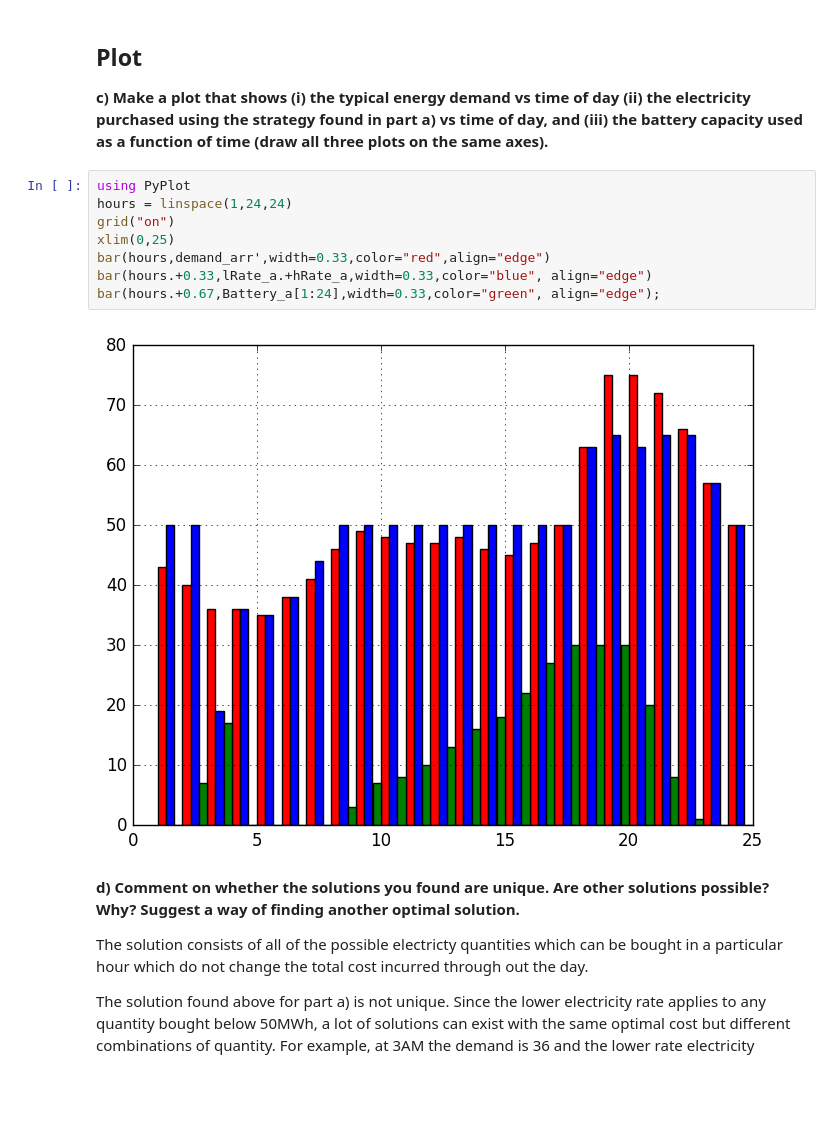
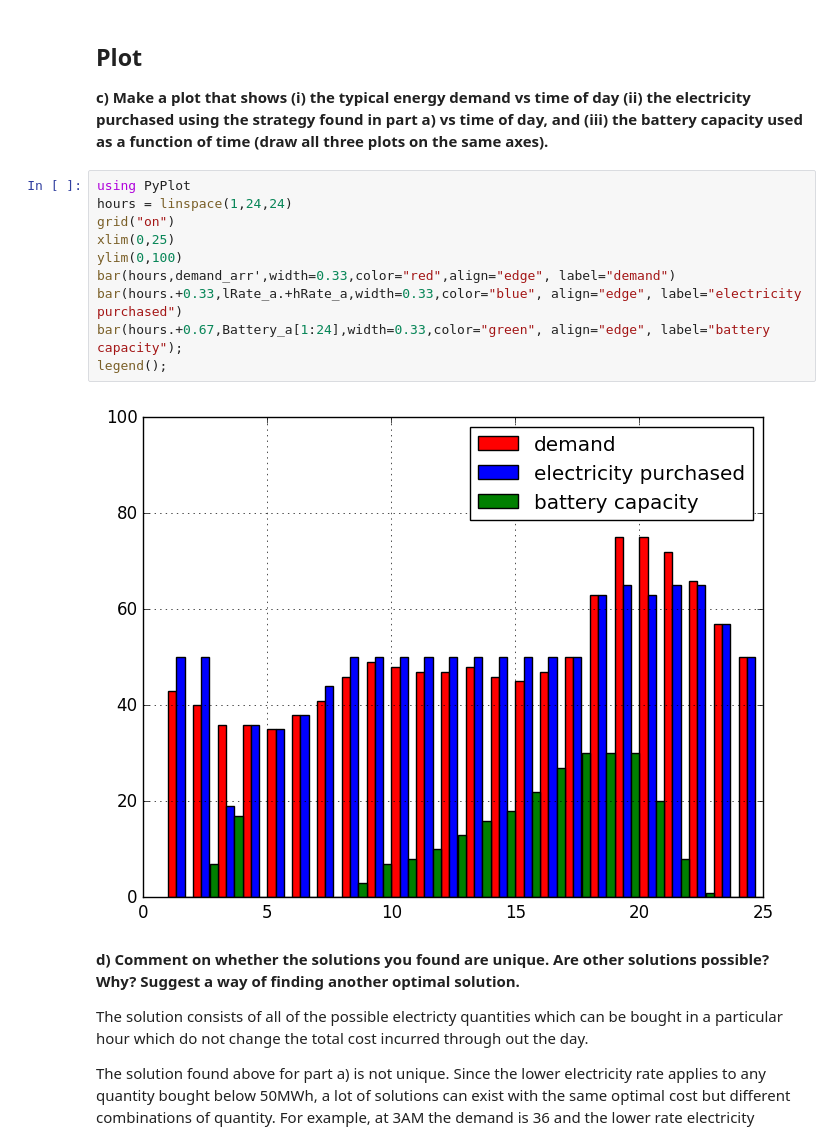
Before and after one commit to KaranTalreja/CS524, a Jupyter notebook: HW2/HW2_Q4.ipynb, the cells around one changed output. Drawn from its saved outputs; the diff is of its cells as text; blank space fills up the shorter version.

Commit message:
Final HW2 submission: legend added q4-d

```diff
--- a/HW2/HW2_Q4.ipynb
+++ b/HW2/HW2_Q4.ipynb
@@ -178,13 +178,15 @@ of time (draw all three plots on the same axes).__
 # %%
 using PyPlot
 hours = linspace(1,24,24)
 grid("on")
 xlim(0,25)
-bar(hours,demand_arr',width=0.33,color="red",align="edge")
-bar(hours.+0.33,lRate_a.+hRate_a,width=0.33,color="blue", align="edge")
-bar(hours.+0.67,Battery_a[1:24],width=0.33,color="green", align="edge");
+ylim(0,100)
+bar(hours,demand_arr',width=0.33,color="red",align="edge", label="demand")
+bar(hours.+0.33,lRate_a.+hRate_a,width=0.33,color="blue", align="edge", label="electricity purchased")
+bar(hours.+0.67,Battery_a[1:24],width=0.33,color="green", align="edge", label="battery capacity");
+legend();
 # %% [output]
-[figure, old version]
+[figure, new version]
 # %% [markdown]
 __d) Comment on whether the solutions you found are unique. Are other solutions possible? Why?
 Suggest a way of finding another optimal solution.__
```
Also changed, not shown: 1 other file.
